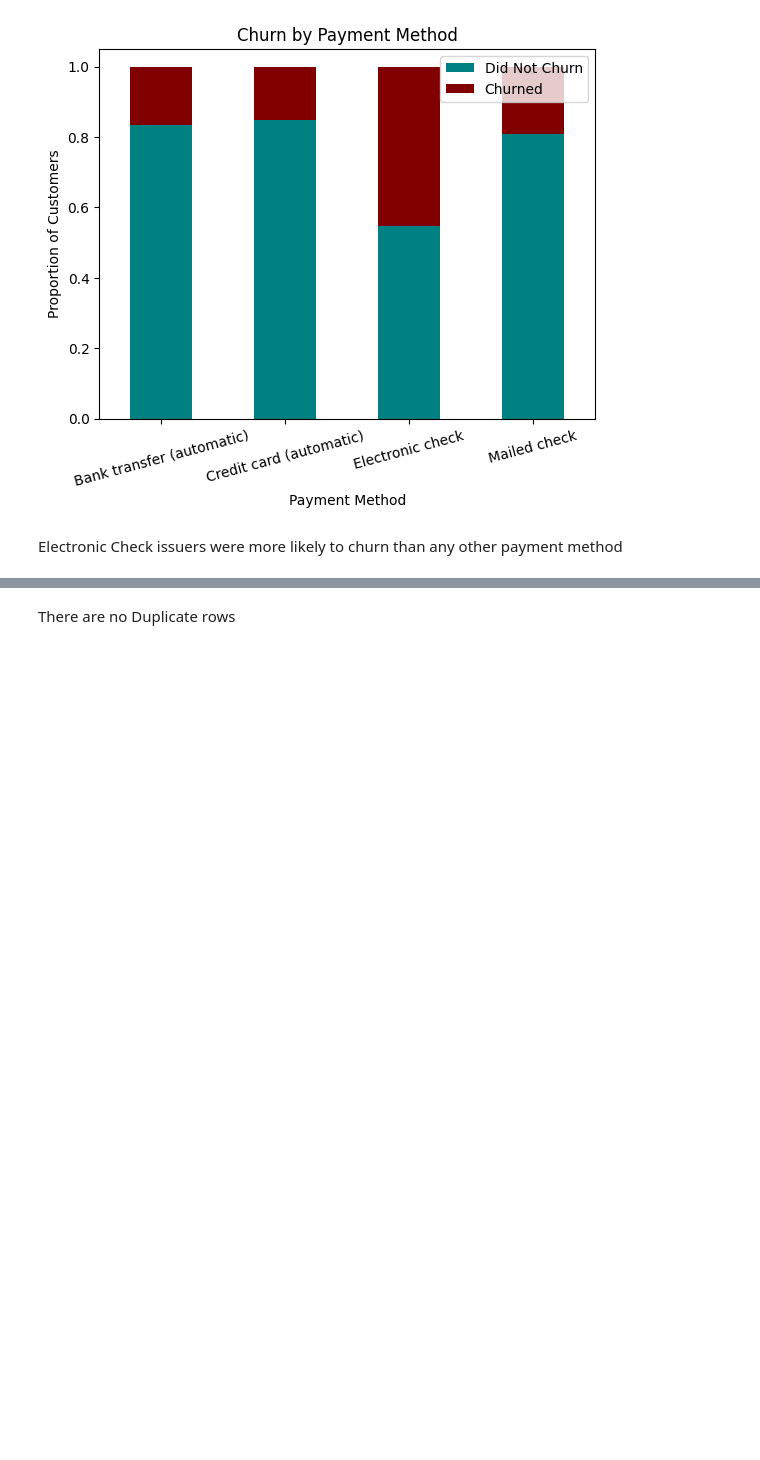
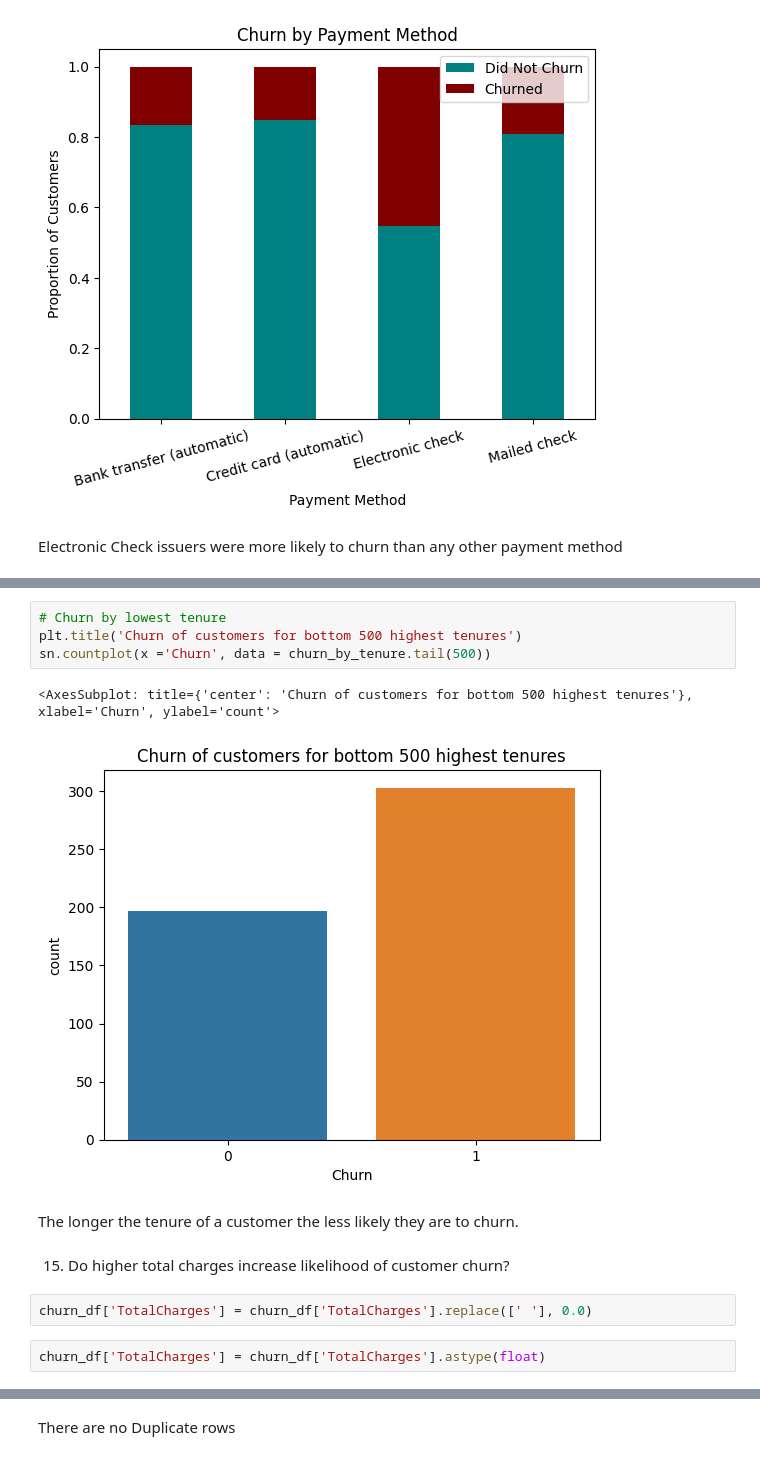
Before and after one commit to Gilbert-B/Predicting-Customer-Churn, a Jupyter notebook: Data/Predicting_Customer_Churn.ipynb, the cells around one changed output, grey strips where cells are left out. Drawn from its saved outputs; the diff is of its cells as text; blank space fills up the shorter version.

```diff
--- a/Data/Predicting_Customer_Churn.ipynb
+++ b/Data/Predicting_Customer_Churn.ipynb
@@ -477,0 +620,15 @@ Electronic Check issuers were more likely to churn than any other payment method
+# %%
+# Churn by lowest tenure
+plt.title('Churn of customers for bottom 500 highest tenures')
+sn.countplot(x ='Churn', data = churn_by_tenure.tail(500))
+# %% [output]
+<AxesSubplot: title={'center': 'Churn of customers for bottom 500 highest tenures'}, xlabel='Churn', ylabel='count'>
+[figure, added]
+# %% [markdown]
+The longer the tenure of a customer the less likely they are to churn.
+# %% [markdown]
+15. Do higher total charges increase likelihood of customer churn?
+# %%
+churn_df['TotalCharges'] = churn_df['TotalCharges'].replace([' '], 0.0)
+# %%
+churn_df['TotalCharges'] = churn_df['TotalCharges'].astype(float)
```
Also changed, not shown: parts of 299 cells of this notebook.
